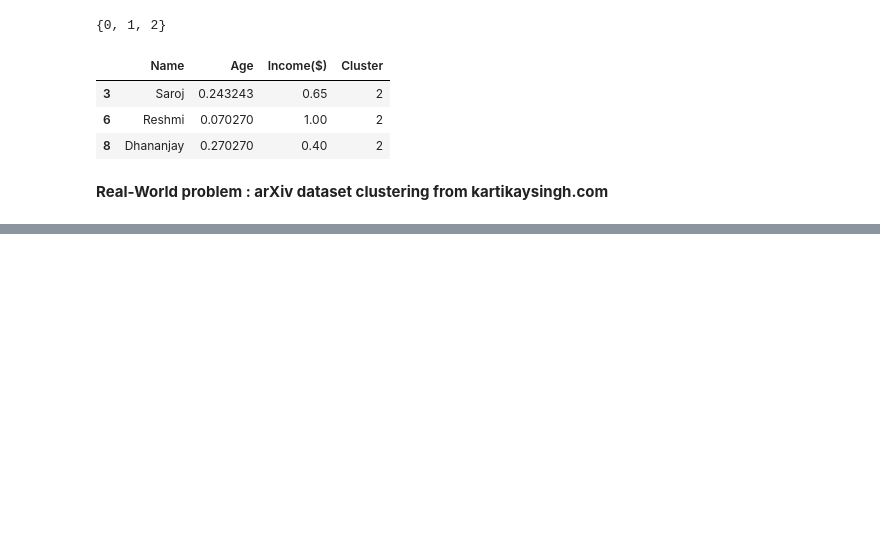
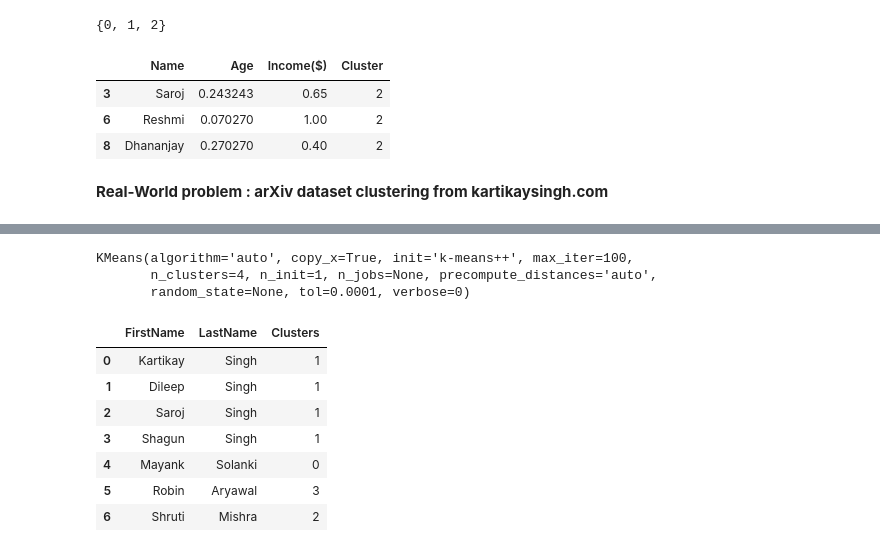
Before and after one commit to kartikay89/Data-Analysis, a Jupyter notebook: MachineLearning_ALgorithms.ipynb, the cells around one changed output, grey strips where cells are left out. Drawn from its saved outputs; the diff is of its cells as text; code cells hidden in the pictures; blank space fills up the shorter version.

```diff
--- a/MachineLearning_ALgorithms.ipynb
+++ b/MachineLearning_ALgorithms.ipynb
@@ -250,0 +278,6 @@ text_file.close()
+# %%
+details = ['Singh', 'Singh', 'Singh', 'Singh', 'Solanki', 'Aryawal', 'Mishra']
+
+document['LastName'] = details
+# document = document['LastName'].values.astype("U")
+document
@@ -250,0 +293,25 @@ text_file.close()
+# %%
+vectorizer = TfidfVectorizer(stop_words='english')
+features = vectorizer.fit_transform(document['LastName'])
+# %%
+k = 4
+
+model = KMeans(n_clusters = k, init='k-means++', max_iter=100, n_init=1 )
+model.fit(features)
+# %% [output]
+KMeans(algorithm='auto', copy_x=True, init='k-means++', max_iter=100,
+       n_clusters=4, n_init=1, n_jobs=None, precompute_distances='auto',
+       random_state=None, tol=0.0001, verbose=0)
+# %%
+document['Clusters'] = model.labels_
+# %%
+document
+# %% [output]
+|  | FirstName | LastName | Clusters |
+| 0 | Kartikay | Singh | 1 |
+| 1 | Dileep | Singh | 1 |
+| 2 | Saroj | Singh | 1 |
+| 3 | Shagun | Singh | 1 |
+| 4 | Mayank | Solanki | 0 |
+| 5 | Robin | Aryawal | 3 |
+| 6 | Shruti | Mishra | 2 |
```
Also changed, not shown: parts of 6 cells of this notebook.
